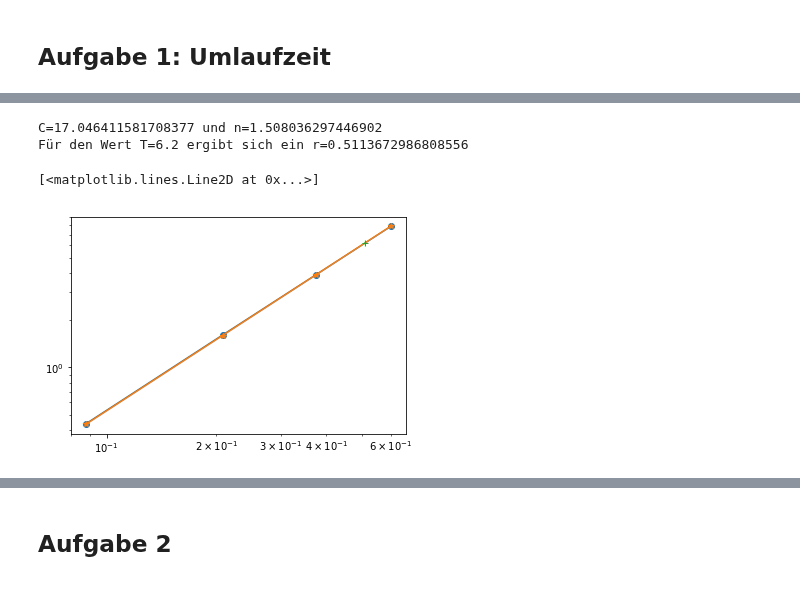
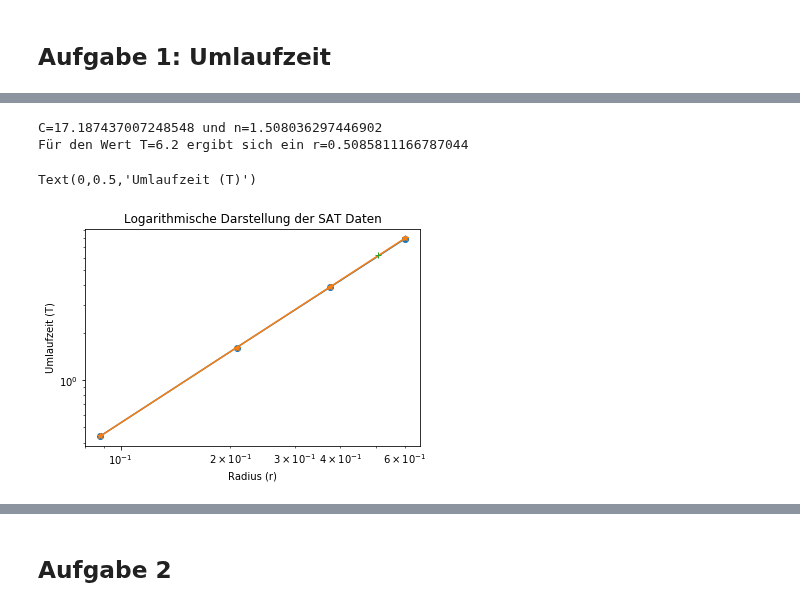
Before and after one commit to darenegade/modellbildung, a Jupyter notebook: Abgabe 2/Abgabe 2.ipynb, the cells around one changed output, grey strips where cells are left out. Drawn from its saved outputs; the diff is of its cells as text; code cells hidden in the pictures.

```diff
--- a/Abgabe 2/Abgabe 2.ipynb
+++ b/Abgabe 2/Abgabe 2.ipynb
@@ -28,31 +39,37 @@ vec=vp.vector
 # %%
 # Gegebene Funktion & Umgestellt nach r
 T = lambda r,C,n: C*r**n
 r = lambda T,C,n: (T/C)**(1/n)
 
 # Eingangsdaten
 Tdata = array([0.44, 1.61, 3.88, 7.89])
 rdata = array([0.088, 0.208, 0.374, 0.600])
 
+# Logarithmische Darstellung der Daten
 plt.loglog(rdata, Tdata, 'o-')
 
 # Logarithmieren der Eingangsdaten
 TdataLog = np.log(Tdata)
 rdataLog = np.log(rdata)
 
-# Lösen durch Geradengleichung
+# Lösen durch Geradengleichung und Verschiebung
 n = (TdataLog[0]-TdataLog[1])/(rdataLog[0]-rdataLog[1])
-C = Tdata[3]/rdata[3]**n
+C = Tdata[0]/rdata[0]**n
 print("C=" + str(C) + " und n=" + str(n))
 plt.loglog(rdata, T(rdata,C,n), '*-')
 
 # Berechnung des fehlenden Wertes
 Tmiss = 6.20
 rmiss = r(6.2,C,n)
 print("Für den Wert T=" + str(Tmiss) + " ergibt sich ein r=" + str(rmiss))
 plt.loglog(rmiss, Tmiss, '+')
+
+# Plot Beschriftung
+plt.title('Logarithmische Darstellung der SAT Daten')
+plt.xlabel('Radius (r)')
+plt.ylabel('Umlaufzeit (T)')
 # %% [output]
-C=17.046411581708377 und n=1.508036297446902
-Für den Wert T=6.2 ergibt sich ein r=0.5113672986808556
+C=17.187437007248548 und n=1.508036297446902
+Für den Wert T=6.2 ergibt sich ein r=0.5085811166787044
-[<matplotlib.lines.Line2D at 0x...>]
+Text(0,0.5,'Umlaufzeit (T)')
-[figure, old version]
+[figure, new version]
```
Also changed, not shown: parts of 22 cells of this notebook.
